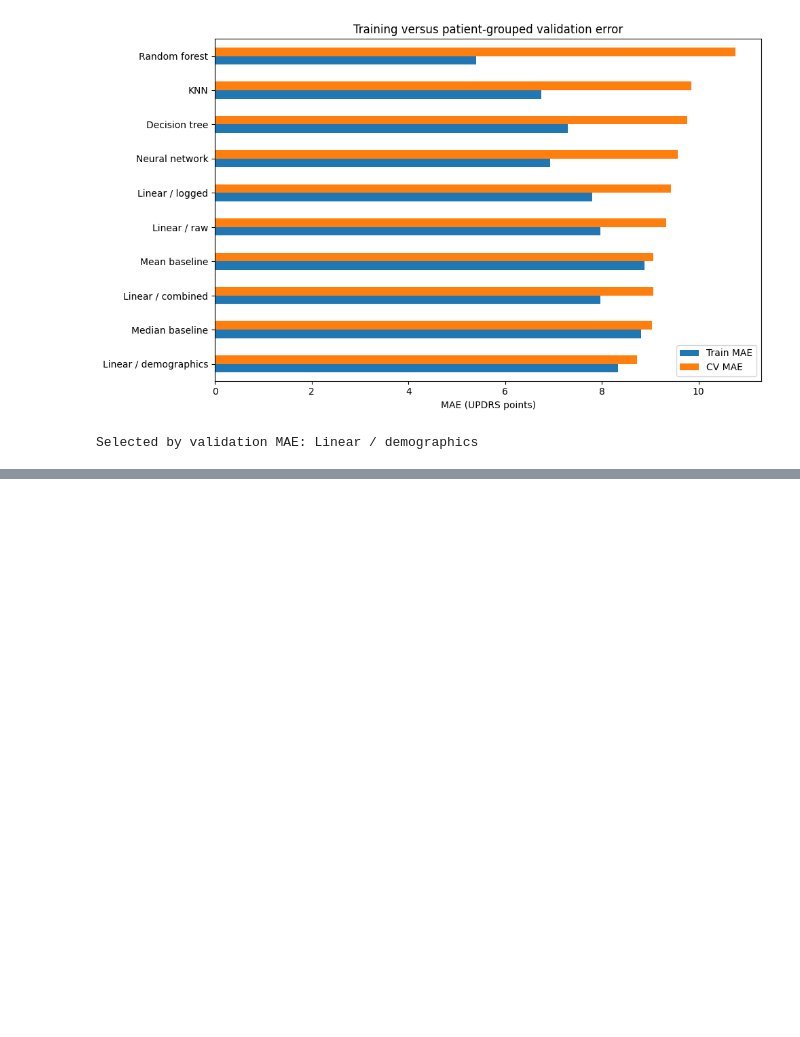
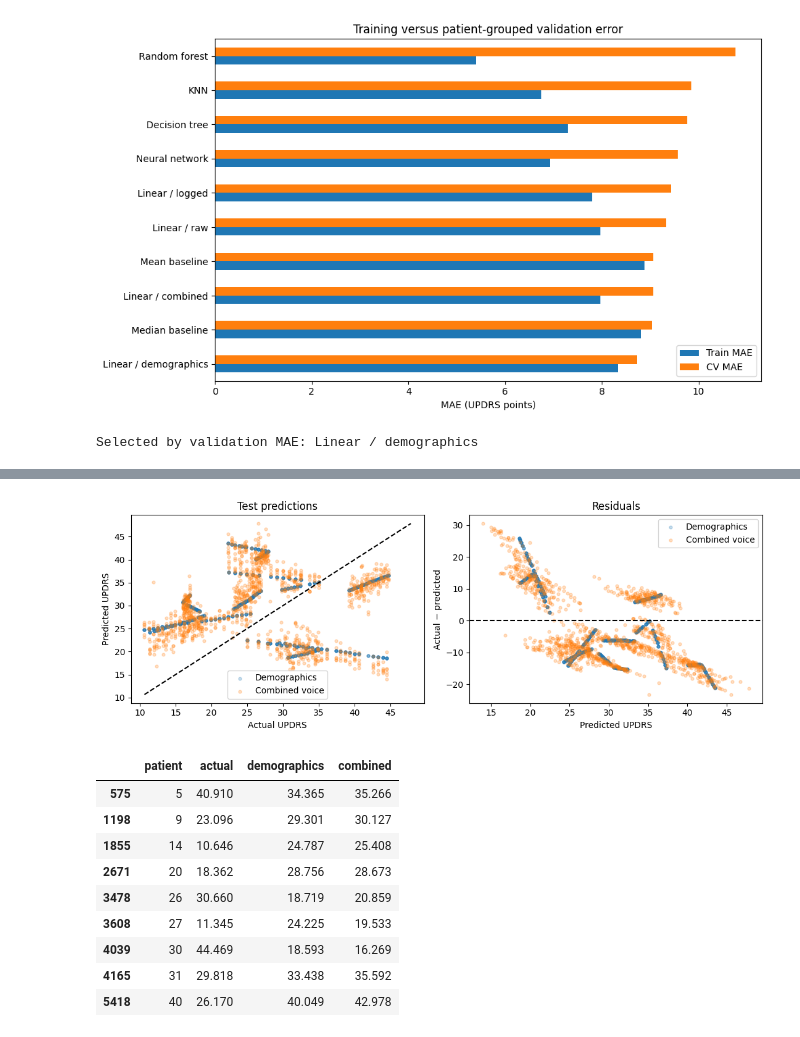
Before and after one commit to Lukedhenderson/parkinsons, a Jupyter notebook: final.ipynb, the cells around one changed output, grey strips where cells are left out. Drawn from its saved outputs; the diff is of its cells as text; code cells hidden in the pictures; blank space fills up the shorter version.

```diff
--- a/final.ipynb
+++ b/final.ipynb
@@ -850,0 +693,20 @@ The selected model then lost to both constant baselines on the retained test spl
+# %%
+# Fit the best overall and best voice-feature candidates from validation.
+compared_models = ["Linear / demographics", "Linear / combined"]
+predictions = {}
+for name in compared_models:
+    model = clone(model_specs[name][0]).fit(X_train_raw, y_train)
+    predictions[name] = model.predict(X_test_raw)
+
+predictions["Mean baseline"] = np.full(len(y_test), y_train.mean())
+predictions["Median baseline"] = np.full(len(y_test), y_train.median())
+test_results = pd.DataFrame({
+    name: {"MAE": mean_absolute_error(y_test, pred),
+           "RMSE": root_mean_squared_error(y_test, pred),
+           "R²": r2_score(y_test, pred)}
+    for name, pred in predictions.items()
+}).T
+results_summary = comparison.loc[
+    list(predictions), ["CV MAE", "CV RMSE", "CV R²"]
+].join(test_results.add_prefix("Test "))
+display(results_summary.round(3))
@@ -850,0 +721,40 @@ The selected model then lost to both constant baselines on the retained test spl
+# %%
+# Compare the predictions and residuals of both models.
+errors = pd.DataFrame({
+    "patient": groups_test, "actual": y_test,
+    "demographics": predictions["Linear / demographics"],
+    "combined": predictions["Linear / combined"],
+})
+fig, axes = plt.subplots(1, 2, figsize=(11, 4))
+for name, label in [("demographics", "Demographics"), ("combined", "Combined voice")]:
+    errors[name + "_residual"] = errors["actual"] - errors[name]
+    errors[name + "_error"] = errors[name + "_residual"].abs()
+    axes[0].scatter(errors["actual"], errors[name], alpha=0.25, s=12, label=label)
+    axes[1].scatter(errors[name], errors[name + "_residual"], alpha=0.25, s=12, label=label)
+
+values = errors[["actual", "demographics", "combined"]]
+limits = [values.min().min(), values.max().max()]
+axes[0].plot(limits, limits, "k--")
+axes[0].set(xlabel="Actual UPDRS", ylabel="Predicted UPDRS", title="Test predictions")
+axes[1].axhline(0, color="black", linestyle="--")
+axes[1].set(xlabel="Predicted UPDRS", ylabel="Actual − predicted", title="Residuals")
+for ax in axes:
+    ax.legend()
+plt.tight_layout()
+plt.show()
+
+display(errors.groupby("patient").head(1)[
+    ["patient", "actual", "demographics", "combined"]
+].round(3))
+# %% [output]
+[figure, added]
+|  | patient | actual | demographics | combined |
+| 575 | 5 | 40.910 | 34.365 | 35.266 |
+| 1198 | 9 | 23.096 | 29.301 | 30.127 |
+| 1855 | 14 | 10.646 | 24.787 | 25.408 |
+| 2671 | 20 | 18.362 | 28.756 | 28.673 |
+| 3478 | 26 | 30.660 | 18.719 | 20.859 |
+| 3608 | 27 | 11.345 | 24.225 | 19.533 |
+| 4039 | 30 | 44.469 | 18.593 | 16.269 |
+| 4165 | 31 | 29.818 | 33.438 | 35.592 |
+| 5418 | 40 | 26.170 | 40.049 | 42.978 |
```
Also changed, not shown: parts of 24 cells of this notebook, 9 other files.
